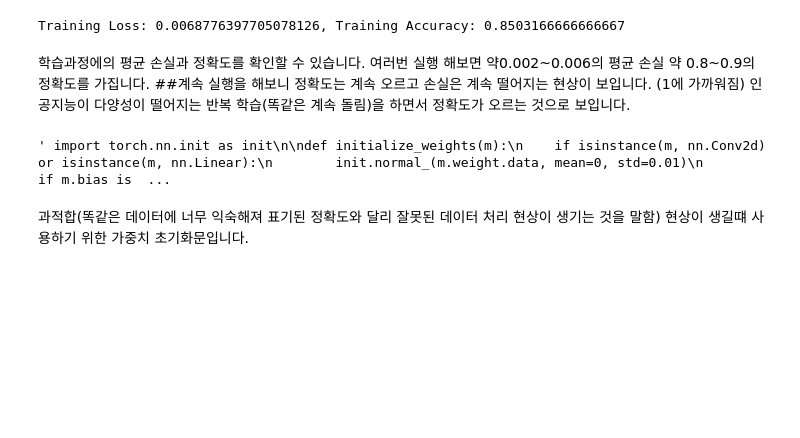
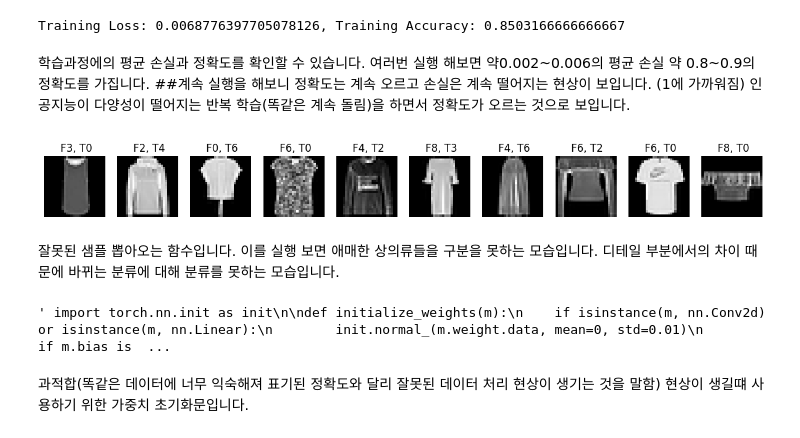
Before and after one commit to Konkuk-Univ-Glocal-Campus/introai202401-midterm-Rivia25, a Jupyter notebook: test.ipynb, the cells around one changed output. Drawn from its saved outputs; the diff is of its cells as text; code cells hidden in the pictures; blank space fills up the shorter version.

```diff
--- a/test.ipynb
+++ b/test.ipynb
@@ -205,6 +205,41 @@ Training Loss: 0.0068776397705078126, Training Accuracy: 0.8503166666666667
 여러번 실행 해보면 약0.002~0.006의 평균 손실 약 0.8~0.9의 정확도를 가집니다.
 ##계속 실행을 해보니 정확도는 계속 오르고 손실은 계속 떨어지는 현상이 보입니다. (1에 가까워짐)
 인공지능이 다양성이 떨어지는 반복 학습(똑같은 계속 돌림)을 하면서 정확도가 오르는 것으로 보입니다.
+# %%
+import torch
+import matplotlib.pyplot as plt
+
+def display_misclassified_samples(dataset, model):
+    misclassified_images = []
+    misclassified_labels = []
+    correct_labels = []
+
+    # 데이터셋의 각 샘플에 대해 예측을 수행하고 잘못 분류된 샘플을 찾음
+    for image, label in dataset:
+        # 모델에 이미지를 전달하여 예측 수행
+        prediction = model(image.unsqueeze(0))  # 배치 차원 추가
+        predicted_label = torch.argmax(prediction, dim=1)
+
+        # 예측이 틀린 경우 misclassified_images 리스트에 이미지 추가
+        if predicted_label != label:
+            misclassified_images.append(image)
+            misclassified_labels.append(predicted_label.item())
+            correct_labels.append(label)
+
+    # 잘못 분류된 이미지를 출력
+    num_samples = min(10, len(misclassified_images))  # 최대 10개의 샘플만 출력
+    fig, axs = plt.subplots(1, num_samples, figsize=(15, 3))
+    for i in range(num_samples):
+        axs[i].imshow(misclassified_images[i].squeeze(), cmap='gray')
+        axs[i].set_title(f' F{misclassified_labels[i]}, T{correct_labels[i]}')
+        axs[i].axis('off')
+    plt.show()
+
+display_misclassified_samples(fashion_plot, model)
+# %% [output]
+[figure, added]
+# %% [markdown]
+잘못된 샘플 뽑아오는 함수입니다. 이를 실행 보면 애매한 상의류들을 구분을 못하는 모습입니다. 디테일 부분에서의 차이 때문에 바뀌는 분류에 대해 분류를 못하는 모습입니다.
 # %%
 """ import torch.nn.init as init
 
```
Also changed, not shown: parts of 2 cells of this notebook.
